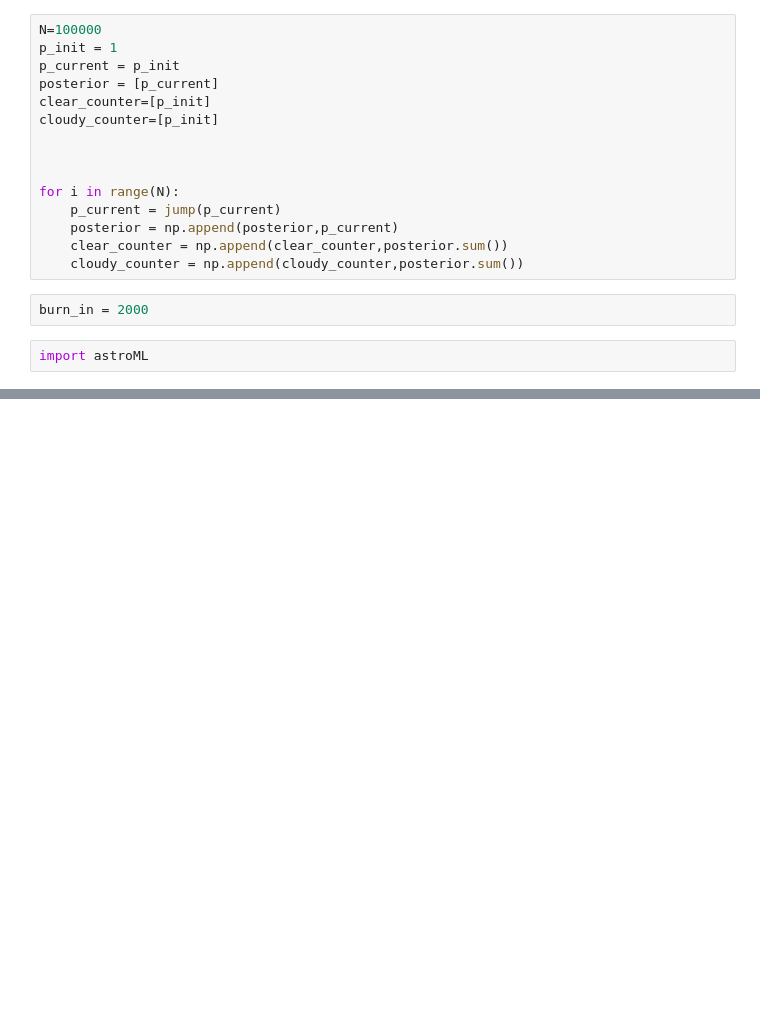
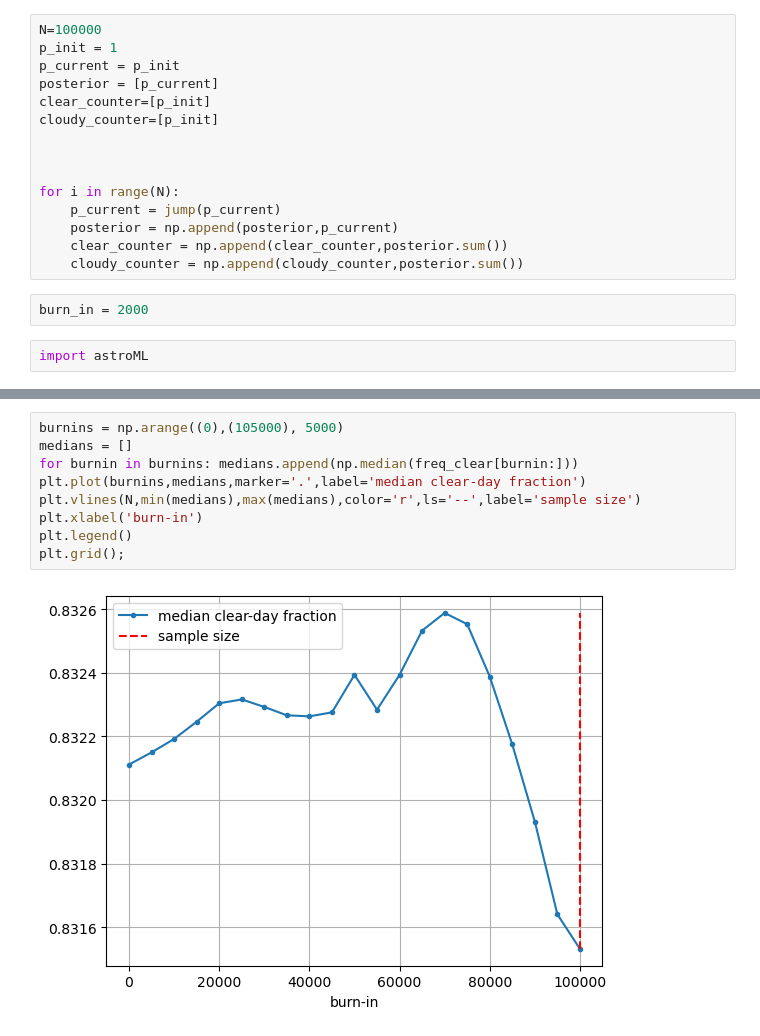
Before and after one commit to ebianchi803/astrostatistics_bicocca_2026, a Jupyter notebook: working/L10.ipynb, the cells around one changed output, grey strips where cells are left out. Drawn from its saved outputs; the diff is of its cells as text; blank space fills up the shorter version.

```diff
--- a/working/L10.ipynb
+++ b/working/L10.ipynb
@@ -106,0 +100,11 @@ plt.plot()
+# %%
+burnins = np.arange((0),(105000), 5000)
+medians = []
+for burnin in burnins: medians.append(np.median(freq_clear[burnin:]))
+plt.plot(burnins,medians,marker='.',label='median clear-day fraction')
+plt.vlines(N,min(medians),max(medians),color='r',ls='--',label='sample size')
+plt.xlabel('burn-in')
+plt.legend()
+plt.grid();
+# %% [output]
+[figure, added]
```
Also changed, not shown: parts of 6 cells of this notebook.
